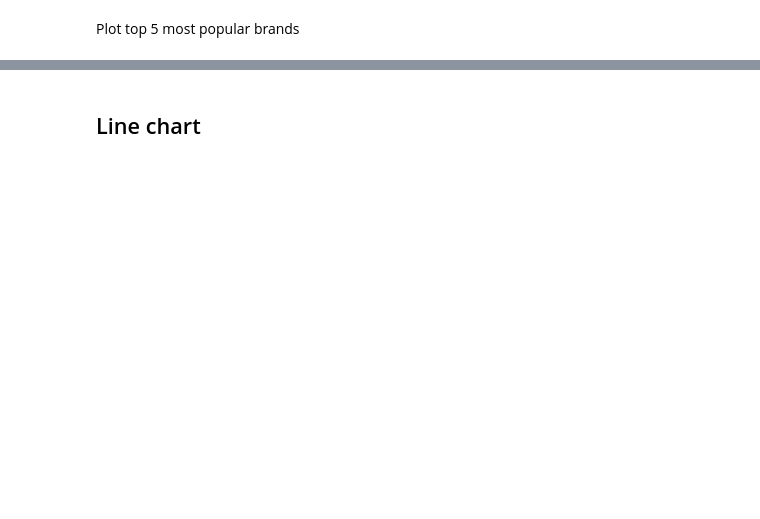
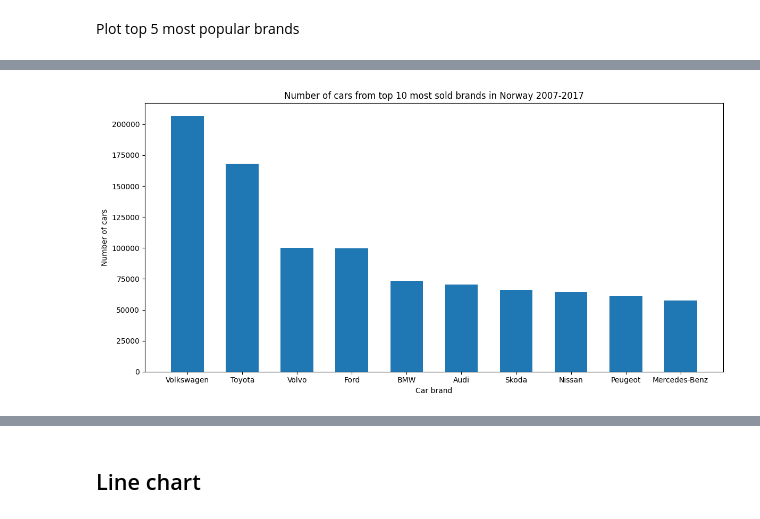
Before and after one commit to MilouSandenL/data_visualization_milou, a Jupyter notebook: code_alongs/02_matplotlib_line_bar/matplotlib_line_bar.ipynb, the cells around one changed output, grey strips where cells are left out. Saved outputs shown, nothing was run; the diff lists cells and outputs as text; code cells hidden in the pictures; blank space fills up the shorter version.

```diff
--- a/code_alongs/02_matplotlib_line_bar/matplotlib_line_bar.ipynb
+++ b/code_alongs/02_matplotlib_line_bar/matplotlib_line_bar.ipynb
@@ -45,22 +84,29 @@ df_quantity_brand.pl.iloc[3:5].plot(kind = "bar", x = "Brand", y = "Quantity")
 # %%
 import matplotlib.pyplot as plt
 
-df_quantity_brand_top10 = df_quantity_brand.pl.iloc[:10]
 
-fig, ax = plt.subplot(figaize = (12,6))
+def top_ten_bar():
+    df_quantity_make_top_10 = df_quantity_make.iloc[:10]
 
-ax.bar(
-    x = df_quantity_brand_top10["Brand"],
-    height = df_quantity_brand_top10["Quantity"],
-    width=0.6,
-)
+    fig, ax = plt.subplots(figsize=(12, 6))
 
-ax.set(
-    title="Number of cars from top 10 most sold brands in Norway 2007-2017",
-    xlabel="Car brand",
-    ylabel="Number of cars",
-)
 
-fig.typelayout()
+    ax.bar(
+        x=df_quantity_make_top_10["Make"],
+        height=df_quantity_make_top_10["Quantity"],
+        width=0.6,
+    )
 
-fig.savefig("figures/bars_top_10_cars.png")
+    ax.set(
+        title="Number of cars from top 10 most sold brands in Norway 2007-2017",
+        xlabel="Car brand",
+        ylabel="Number of cars",
+    )
+
+    return fig, ax
+
+fig, ax = top_ten_bar();
+fig.tight_layout()
+fig.savefig("figures/bars_top_10.png")
+# %% [output]
+[figure, added]
```
Also changed, not shown: parts of 12 cells of this notebook, 3 other files.
